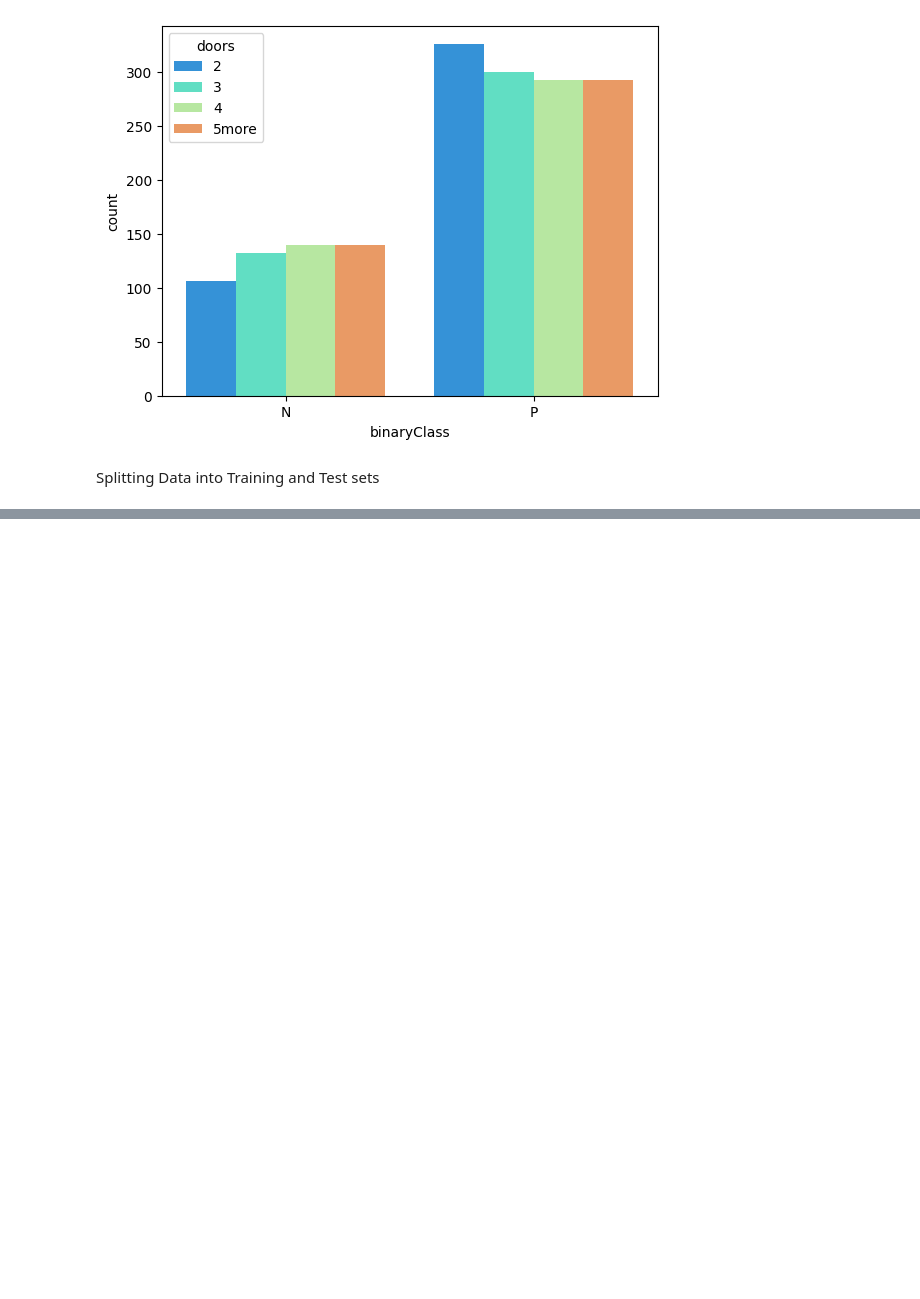
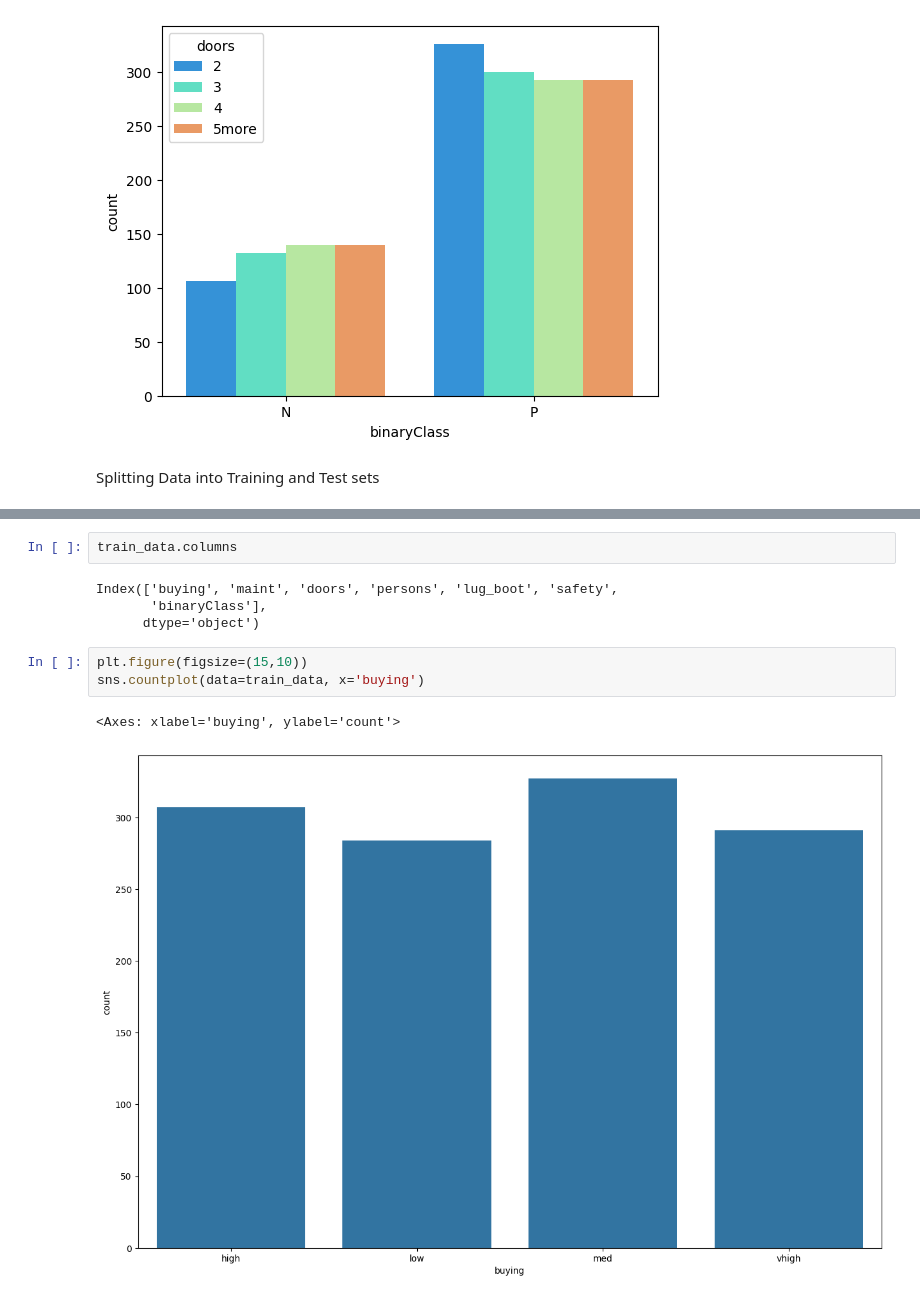
Before and after one commit to arshiya803/AIML-2303A51389, a Jupyter notebook: Lab08_AIML.ipynb, the cells around one changed output, grey strips where cells are left out. Saved outputs shown, nothing was run; the diff lists cells and outputs as text; blank space fills up the shorter version.

```diff
--- a/Lab08_AIML.ipynb
+++ b/Lab08_AIML.ipynb
@@ -114,0 +150,12 @@ The size of training data_is:      buying  maint  doors persons lug_boot safety
+# %%
+train_data.columns
+# %% [output]
+Index(['buying', 'maint', 'doors', 'persons', 'lug_boot', 'safety',
+       'binaryClass'],
+      dtype='object')
+# %%
+plt.figure(figsize=(15,10))
+sns.countplot(data=train_data, x='buying')
+# %% [output]
+<Axes: xlabel='buying', ylabel='count'>
+[figure, added]
```
Also changed, not shown: parts of 6 cells of this notebook.
